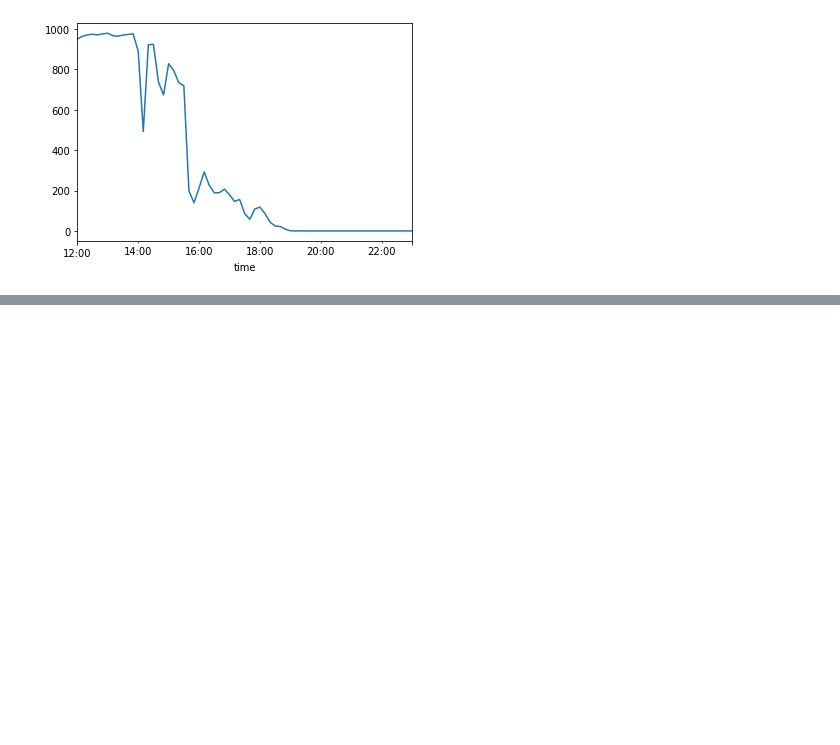
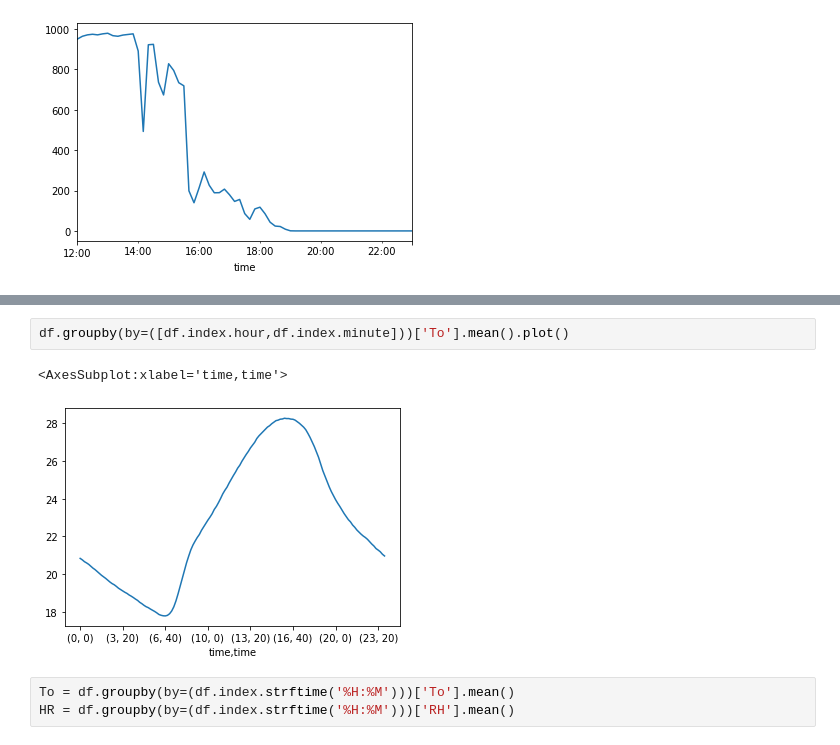
Before and after one commit to kevinalquicira/clase_muestra, a Jupyter notebook: notebooks/001Graficas.ipynb, the cells around one changed output, grey strips where cells are left out. Saved outputs shown, nothing was run; the diff lists cells and outputs as text; blank space fills up the shorter version.

```diff
--- a/notebooks/001Graficas.ipynb
+++ b/notebooks/001Graficas.ipynb
@@ -58,0 +165,8 @@ array([<AxesSubplot:xlabel='time'>], dtype=object)
+# %%
+df.groupby(by=([df.index.hour,df.index.minute]))['To'].mean().plot()
+# %% [output]
+<AxesSubplot:xlabel='time,time'>
+[figure, added]
+# %%
+To = df.groupby(by=(df.index.strftime('%H:%M')))['To'].mean()
+HR = df.groupby(by=(df.index.strftime('%H:%M')))['RH'].mean()
```
Also changed, not shown: parts of 13 cells of this notebook.
